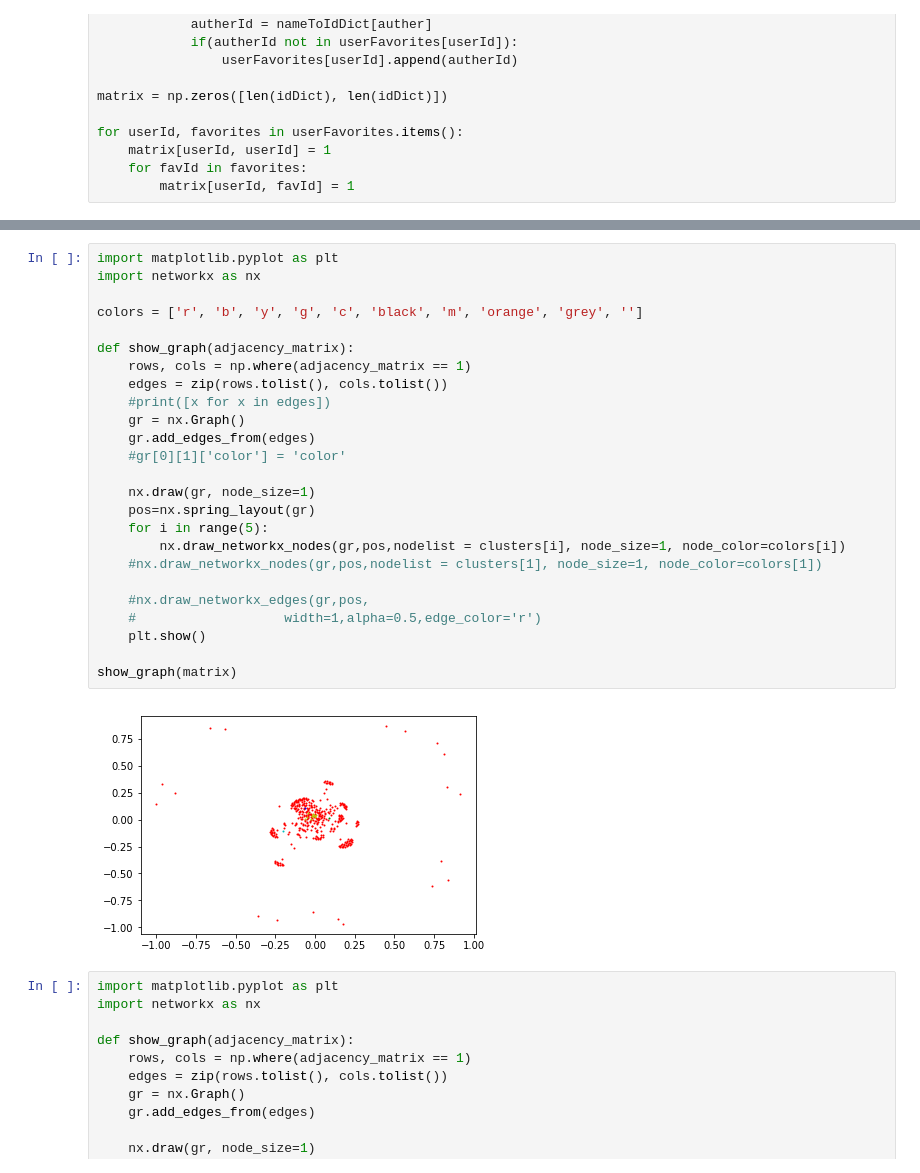
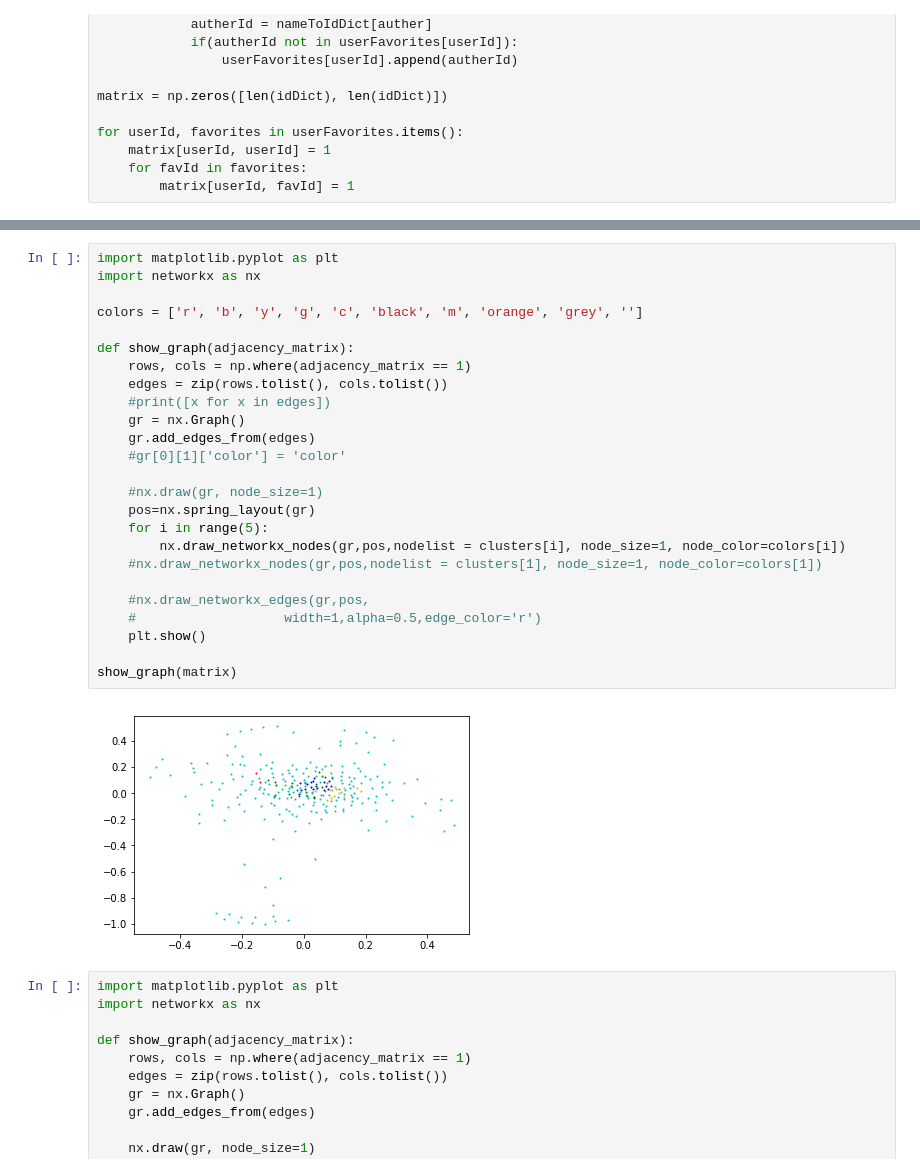
Before and after one commit to 470project/webcrawler, a Jupyter notebook: ResultsAggregation.ipynb, the cells around one changed output, grey strips where cells are left out. Drawn from its saved outputs; the diff is of its cells as text.

```diff
--- a/ResultsAggregation.ipynb
+++ b/ResultsAggregation.ipynb
@@ -119,30 +114,30 @@ print([len(j) for i,j in clusters.items()])
 # %%
 import matplotlib.pyplot as plt
 import networkx as nx
 
 colors = ['r', 'b', 'y', 'g', 'c', 'black', 'm', 'orange', 'grey', '']
 
 def show_graph(adjacency_matrix):
     rows, cols = np.where(adjacency_matrix == 1)
     edges = zip(rows.tolist(), cols.tolist())
     #print([x for x in edges])
     gr = nx.Graph()
     gr.add_edges_from(edges)
     #gr[0][1]['color'] = 'color'
 
-    nx.draw(gr, node_size=1)
+    #nx.draw(gr, node_size=1)
     pos=nx.spring_layout(gr)
     for i in range(5):
         nx.draw_networkx_nodes(gr,pos,nodelist = clusters[i], node_size=1, node_color=colors[i])
     #nx.draw_networkx_nodes(gr,pos,nodelist = clusters[1], node_size=1, node_color=colors[1])
 
     #nx.draw_networkx_edges(gr,pos,
     #                   width=1,alpha=0.5,edge_color='r')
     plt.show()
 
 show_graph(matrix)
 # %% [output]
-[figure, old version]
+[figure, new version]
 # %%
 import matplotlib.pyplot as plt
 import networkx as nx
```
Also changed, not shown: parts of 6 cells of this notebook, 2 other files.
